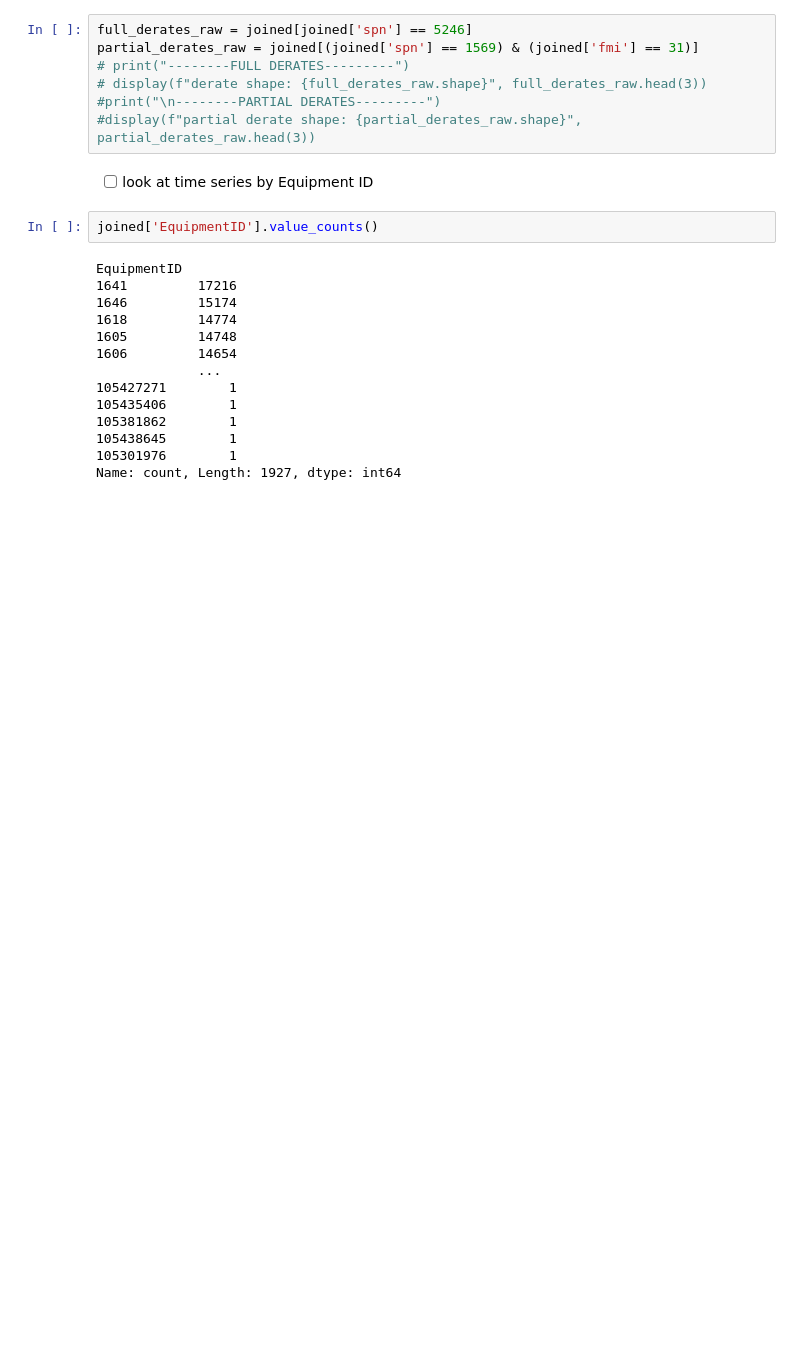
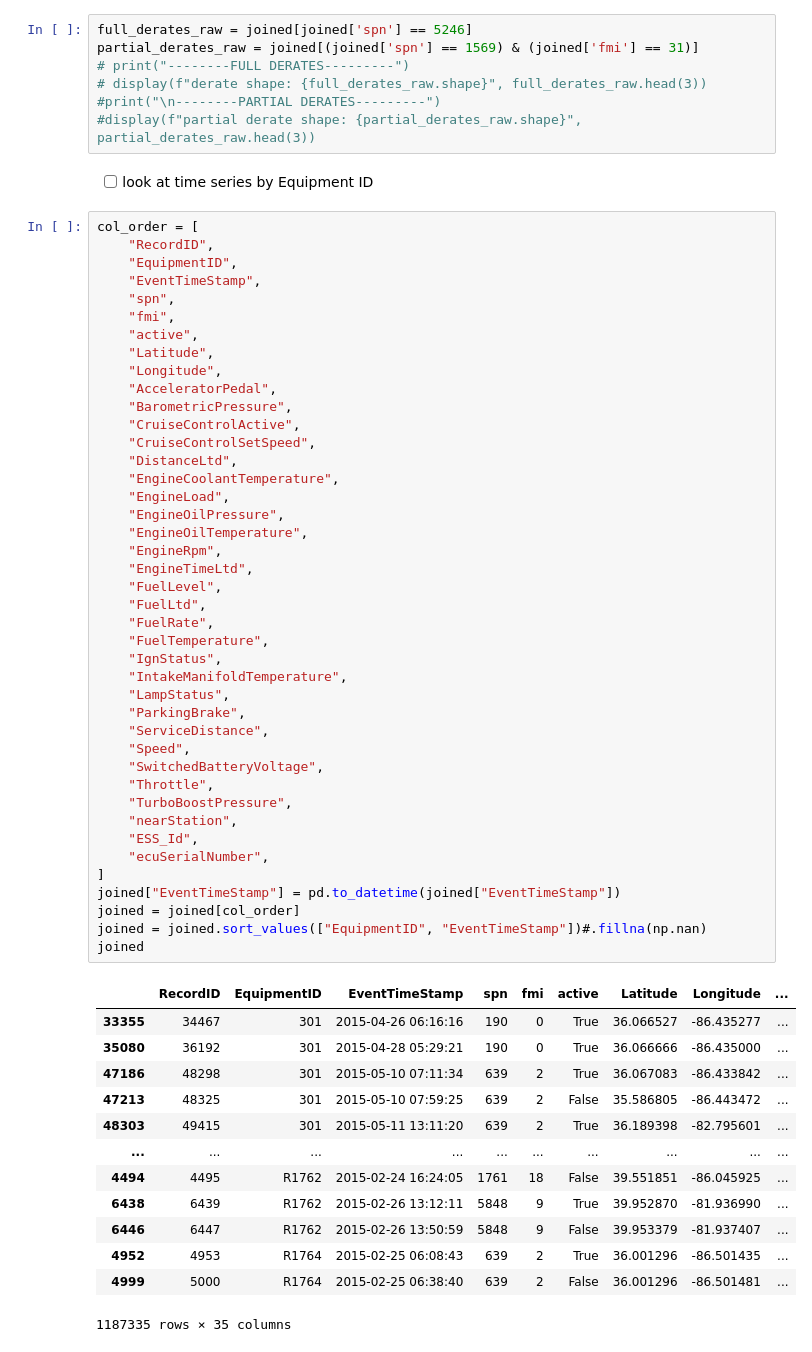
Before and after one commit to nss-data-science-cohort-8/big-g-smokey-and-the-bandits, a Jupyter notebook: notebooks/eda_ar.ipynb, the cells around one changed output. Drawn from its saved outputs; the diff is of its cells as text; blank space fills up the shorter version.

```diff
--- a/notebooks/eda_ar.ipynb
+++ b/notebooks/eda_ar.ipynb
@@ -196,19 +203,59 @@ partial_derates_raw = joined[(joined['spn'] == 1569) & (joined['fmi'] == 31)]
 #display(f"partial derate shape: {partial_derates_raw.shape}", partial_derates_raw.head(3))
 # %% [markdown]
 - [ ] look at time series by Equipment ID
-# %%
-joined['EquipmentID'].value_counts()
-# %% [output]
-EquipmentID
-1641         17216
-1646         15174
-1618         14774
-1605         14748
-1606         14654
-             ...
-105427271        1
-105435406        1
-105381862        1
-105438645        1
-105301976        1
-Name: count, Length: 1927, dtype: int64
+# %%
+col_order = [
+    "RecordID",
+    "EquipmentID",
+    "EventTimeStamp",
+    "spn",
+    "fmi",
+    "active",
+    "Latitude",
+    "Longitude",
+    "AcceleratorPedal",
+    "BarometricPressure",
+    "CruiseControlActive",
+    "CruiseControlSetSpeed",
+    "DistanceLtd",
+    "EngineCoolantTemperature",
+    "EngineLoad",
+    "EngineOilPressure",
+    "EngineOilTemperature",
+    "EngineRpm",
+    "EngineTimeLtd",
+    "FuelLevel",
+    "FuelLtd",
+    "FuelRate",
+    "FuelTemperature",
+    "IgnStatus",
+    "IntakeManifoldTemperature",
+    "LampStatus",
+    "ParkingBrake",
+    "ServiceDistance",
+    "Speed",
+    "SwitchedBatteryVoltage",
+    "Throttle",
+    "TurboBoostPressure",
+    "nearStation",
+    "ESS_Id",
+    "ecuSerialNumber",
+]
+joined["EventTimeStamp"] = pd.to_datetime(joined["EventTimeStamp"])
+joined = joined[col_order]
+joined = joined.sort_values(["EquipmentID", "EventTimeStamp"])#.fillna(np.nan)
+joined
+# %% [output]
+|  | RecordID | EquipmentID | EventTimeStamp | spn | fmi | active | Latitude | Longitude | ... |
+| 33355 | 34467 | 301 | 2015-04-26 06:16:16 | 190 | 0 | True | 36.066527 | -86.435277 | ... |
+| 35080 | 36192 | 301 | 2015-04-28 05:29:21 | 190 | 0 | True | 36.066666 | -86.435000 | ... |
+| 47186 | 48298 | 301 | 2015-05-10 07:11:34 | 639 | 2 | True | 36.067083 | -86.433842 | ... |
+| 47213 | 48325 | 301 | 2015-05-10 07:59:25 | 639 | 2 | False | 35.586805 | -86.443472 | ... |
+| 48303 | 49415 | 301 | 2015-05-11 13:11:20 | 639 | 2 | True | 36.189398 | -82.795601 | ... |
+| ... | ... | ... | ... | ... | ... | ... | ... | ... | ... |
+| 4494 | 4495 | R1762 | 2015-02-24 16:24:05 | 1761 | 18 | False | 39.551851 | -86.045925 | ... |
+| 6438 | 6439 | R1762 | 2015-02-26 13:12:11 | 5848 | 9 | True | 39.952870 | -81.936990 | ... |
+| 6446 | 6447 | R1762 | 2015-02-26 13:50:59 | 5848 | 9 | False | 39.953379 | -81.937407 | ... |
+| 4952 | 4953 | R1764 | 2015-02-25 06:08:43 | 639 | 2 | True | 36.001296 | -86.501435 | ... |
+| 4999 | 5000 | R1764 | 2015-02-25 06:38:40 | 639 | 2 | False | 36.001296 | -86.501481 | ... |
+1187335 rows × 35 columns
```
Also changed, not shown: parts of 7 cells of this notebook, 2 other files.
